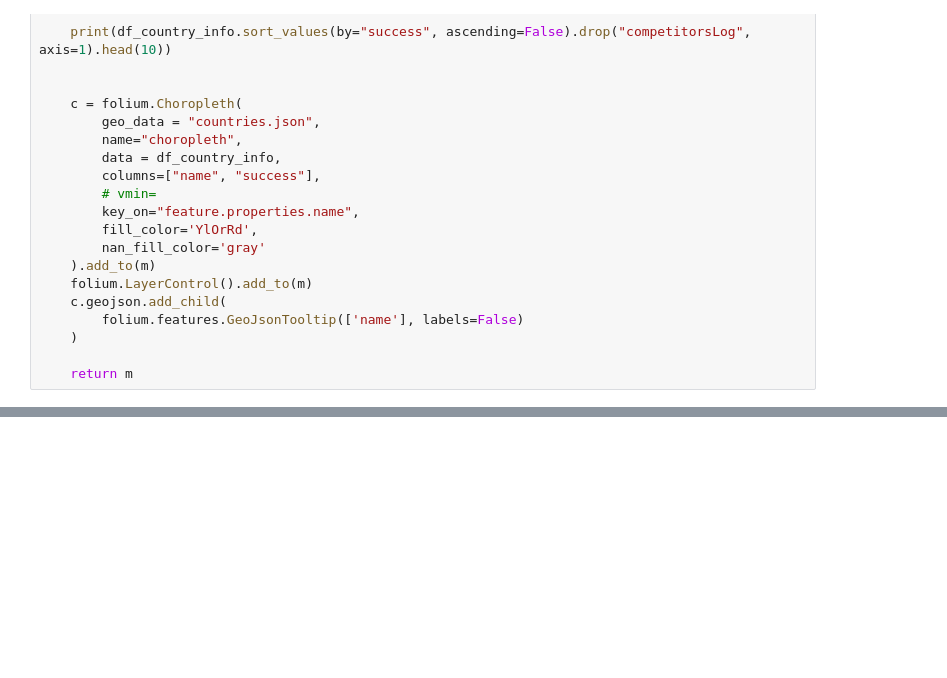
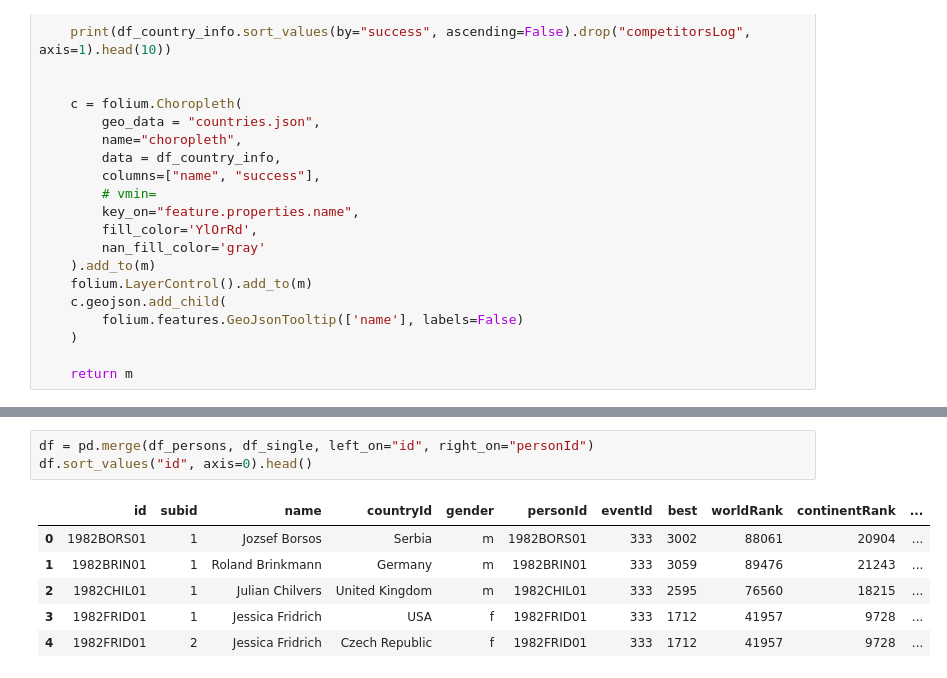
Before and after one commit to seanbelke/CMSC320-Final-Tutorial, a Jupyter notebook: wca-analysis.ipynb, the cells around one changed output, grey strips where cells are left out. Saved outputs shown, nothing was run; the diff lists cells and outputs as text; blank space fills up the shorter version.

```diff
--- a/wca-analysis.ipynb
+++ b/wca-analysis.ipynb
@@ -264,0 +280,10 @@ display_event_success("222", 1000)
+# %%
+df = pd.merge(df_persons, df_single, left_on="id", right_on="personId")
+df.sort_values("id", axis=0).head()
+# %% [output]
+|  | id | subid | name | countryId | gender | personId | eventId | best | worldRank | continentRank | ... |
+| 0 | 1982BORS01 | 1 | Jozsef Borsos | Serbia | m | 1982BORS01 | 333 | 3002 | 88061 | 20904 | ... |
+| 1 | 1982BRIN01 | 1 | Roland Brinkmann | Germany | m | 1982BRIN01 | 333 | 3059 | 89476 | 21243 | ... |
+| 2 | 1982CHIL01 | 1 | Julian Chilvers | United Kingdom | m | 1982CHIL01 | 333 | 2595 | 76560 | 18215 | ... |
+| 3 | 1982FRID01 | 1 | Jessica Fridrich | USA | f | 1982FRID01 | 333 | 1712 | 41957 | 9728 | ... |
+| 4 | 1982FRID01 | 2 | Jessica Fridrich | Czech Republic | f | 1982FRID01 | 333 | 1712 | 41957 | 9728 | ... |
```
Also changed, not shown: parts of 5 cells of this notebook.
